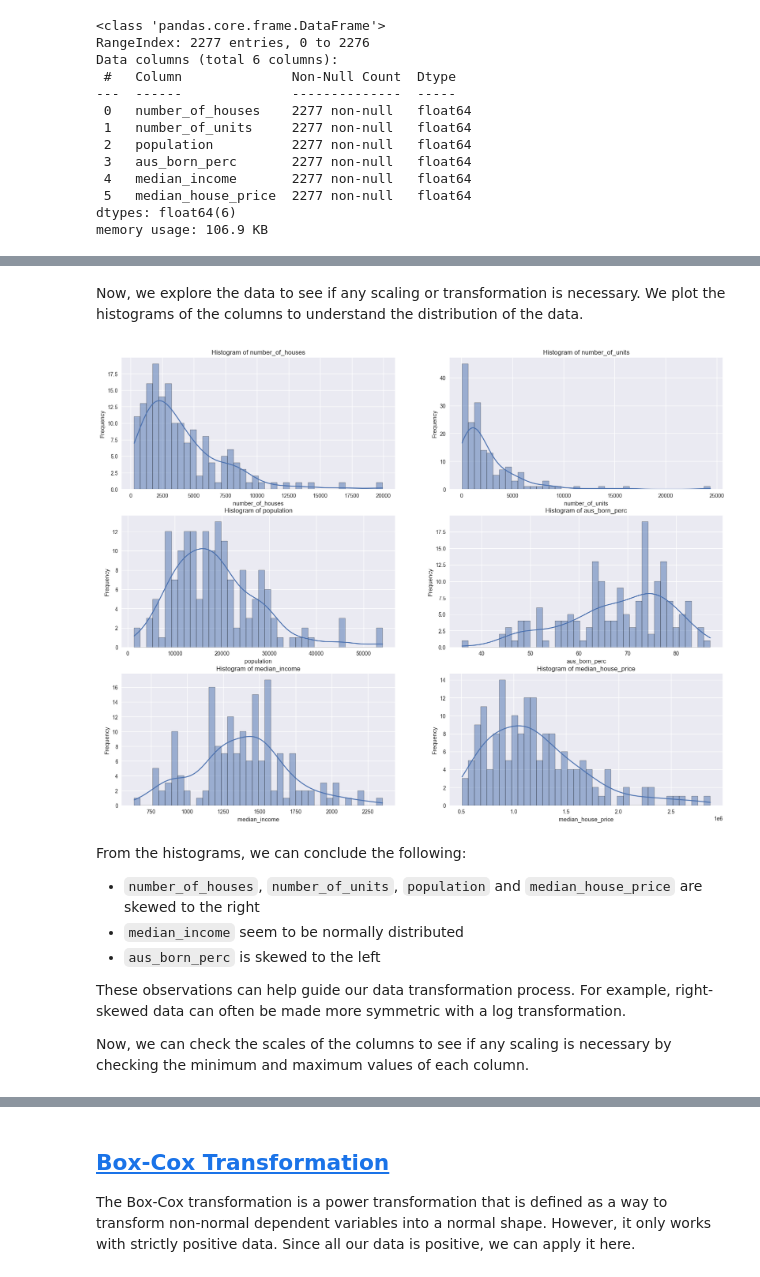
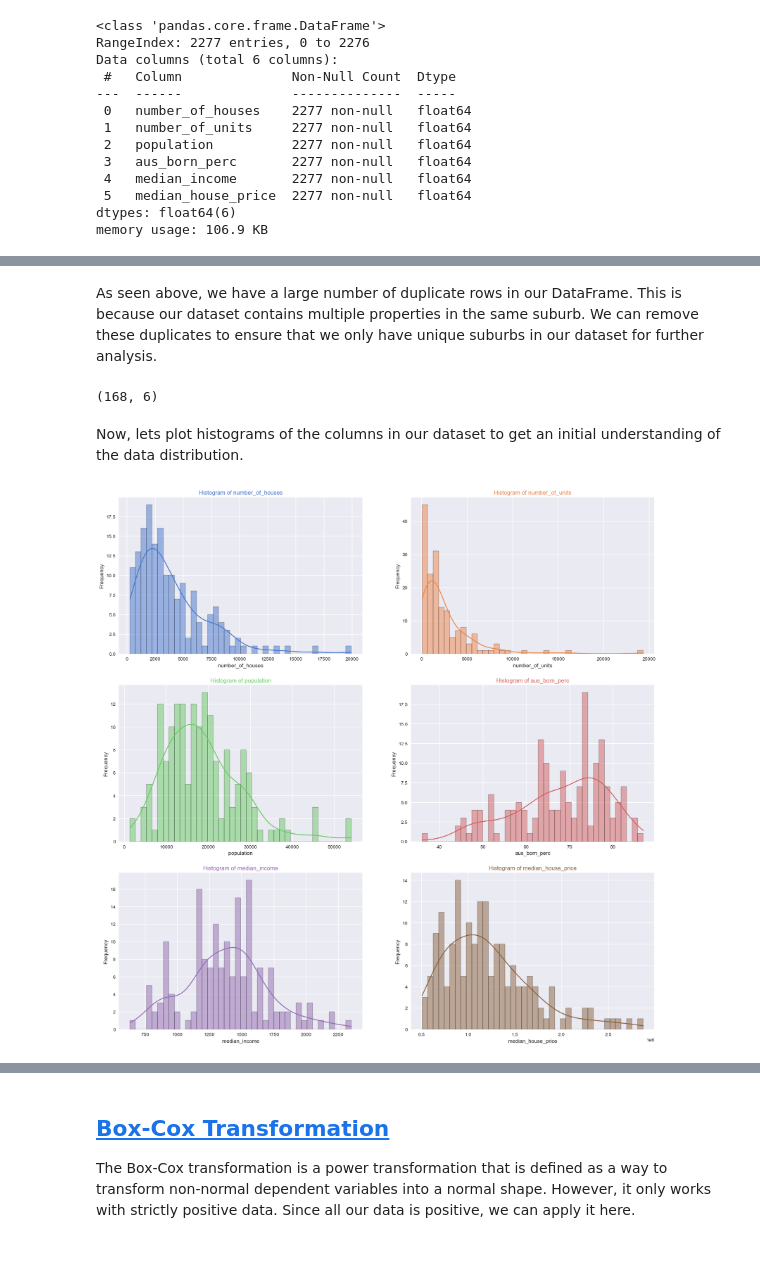
Before and after one commit to salmanjt/VIC-Housing-Data-Integration-and-Transformation, a Jupyter notebook: notebooks/01-data-integration-transformation.ipynb, the cells around one changed output, grey strips where cells are left out. Drawn from its saved outputs; the diff is of its cells as text; code cells hidden in the pictures.

```diff
--- a/notebooks/01-data-integration-transformation.ipynb
+++ b/notebooks/01-data-integration-transformation.ipynb
@@ -389,7 +390,7 @@ df_stop_times.head()
 | 4 | 17182517.T2.2-ALM-B-mjp-1.1.H | 05:04:00 | 05:04:00 | 19851 | 5 | NaN | 0 | ... |
 # %%
 # Set path to GTFS file
-FILE_PATH = 'Vic_GTFS_data/metropolitan/stops.txt'
+FILE_PATH = '../data/input/Vic_GTFS_data/metropolitan/stops.txt'
 
 # Read GTFS file to DataFrame
 df_stops = pd.read_csv(FILE_PATH)
@@ -406,7 +407,7 @@ df_stops.head()
 | 4 | 19829 | Morradoo Railway Station | Crib Point | -38.354033 | 145.189602 |
 # %%
 # Set path to GTFS file
-FILE_PATH = 'Vic_GTFS_data/metropolitan/trips.txt'
+FILE_PATH = '../data/input/Vic_GTFS_data/metropolitan/trips.txt'
 
 # Read GTFS file to DataFrame
 df_trips = pd.read_csv(FILE_PATH)
@@ -440,7 +441,7 @@ For example in the text `"SUBURB NAME : ['Suburb1', 'Suburb2', 'Suburb3']"`
 After extracting the matches, we split the second capturing group by the comma character and remove the square brackets and single quotes from each element in the resulting list, while also removing any leading or trailing whitespace. The resulting list is then used to create a lookup DataFrame that maps each suburb to its corresponding LGA.
 # %%
 # Set path to PDF file
-FILE_PATH = "Lga_to_suburb.pdf"
+FILE_PATH = "../data/input/Lga_to_suburb.pdf"
 
 # Extract text from PDF
 pdf_text = extract_text(FILE_PATH)
@@ -1036,8 +1051,8 @@ We will now scrape the website `house.speakingsame.com` to obtain additional hou
 Since the website can rate limit our requests as our DataFrame is quite large, we save the DataFrame to a CSV file and load it back in to continue scraping from where we left off. Furthermore, we cut down on the number of requests by only scraping data for unique property suburbs in our DataFrame. Additionally, we introduce a delay of 5 second between each request to avoid being rate limited by the website.
 # %%
 # Load saved data if it exists
-if os.path.exists('scraped_data.csv'):
-    df_scraped = pd.read_csv('scraped_data.csv')
+if os.path.exists('../data/output/scraped_data.csv'):
+    df_scraped = pd.read_csv('../data/output/scraped_data.csv')
 # Create an new DataFrame if it doesn't exist
 else:
     df_scraped = pd.DataFrame(columns=['suburb',
@@ -1468,35 +1488,35 @@ df_trans.duplicated().sum()
+# %% [markdown]
+As seen above, we have a large number of duplicate rows in our DataFrame. This is because our dataset contains multiple properties in the same suburb. We can remove these duplicates to ensure that we only have unique suburbs in our dataset for further analysis.
 # %%
 # Drop duplicates
 df_trans = df_trans.drop_duplicates()
+
+df_trans.shape
+# %% [output]
+(168, 6)
-# %% [markdown]
-Now, we explore the data to see if any scaling or transformation is necessary. We plot the histograms of the columns to understand the distribution of the data.
+# %% [markdown]
+Now, lets plot histograms of the columns in our dataset to get an initial understanding of the data distribution.
 # %%
 # Set figure size
-plt.figure(figsize=(20, 15))
+plt.figure(figsize=(20, 20))
+
+
+# Define plot colours
+colors = sns.color_palette("muted", len(df_trans.columns))
 
 for i, column in enumerate(df_trans.columns):
     plt.subplot(3, 2, i+1)
 
-    # Plot histogram with kde
-    sns.histplot(data=df_trans, x=column, bins=40, kde=True)
+    # Plot histogram with kde and assign a different colour for each plot
+    sns.histplot(data=df_trans, x=column, bins=40, kde=True, color=colors[i % len(colors)])
 
     # Customise plot
     plt.xlabel(column)
     plt.ylabel('Frequency')
-    plt.title(f'Histogram of {column}')
+    plt.title(f'Histogram of {column}', color=colors[i % len(colors)])
     plt.grid(True)
 
 
 plt.show()
 # %% [output]
-[figure, old version]
+[figure, new version]
-# %% [markdown]
-From the histograms, we can conclude the following:
-
--   `number_of_houses`, `number_of_units`, `population` and `median_house_price` are skewed to the right
--   `median_income` seem to be normally distributed
--   `aus_born_perc` is skewed to the left
-
-These observations can help guide our data transformation process. For example, right-skewed data can often be made more symmetric with a log transformation.
-
-Now, we can check the scales of the columns to see if any scaling is necessary by checking the minimum and maximum values of each column.
```
Also changed, not shown: parts of 65 cells of this notebook.
